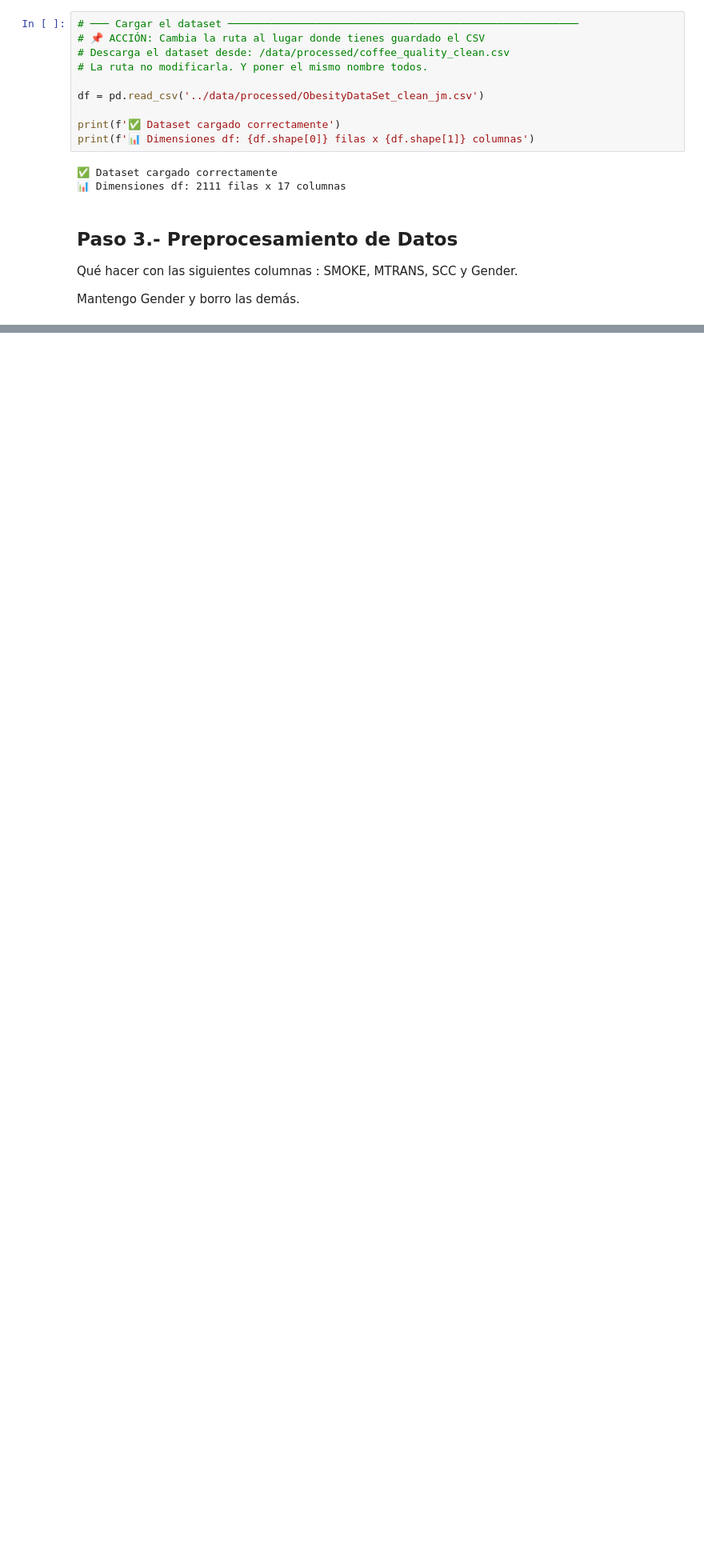
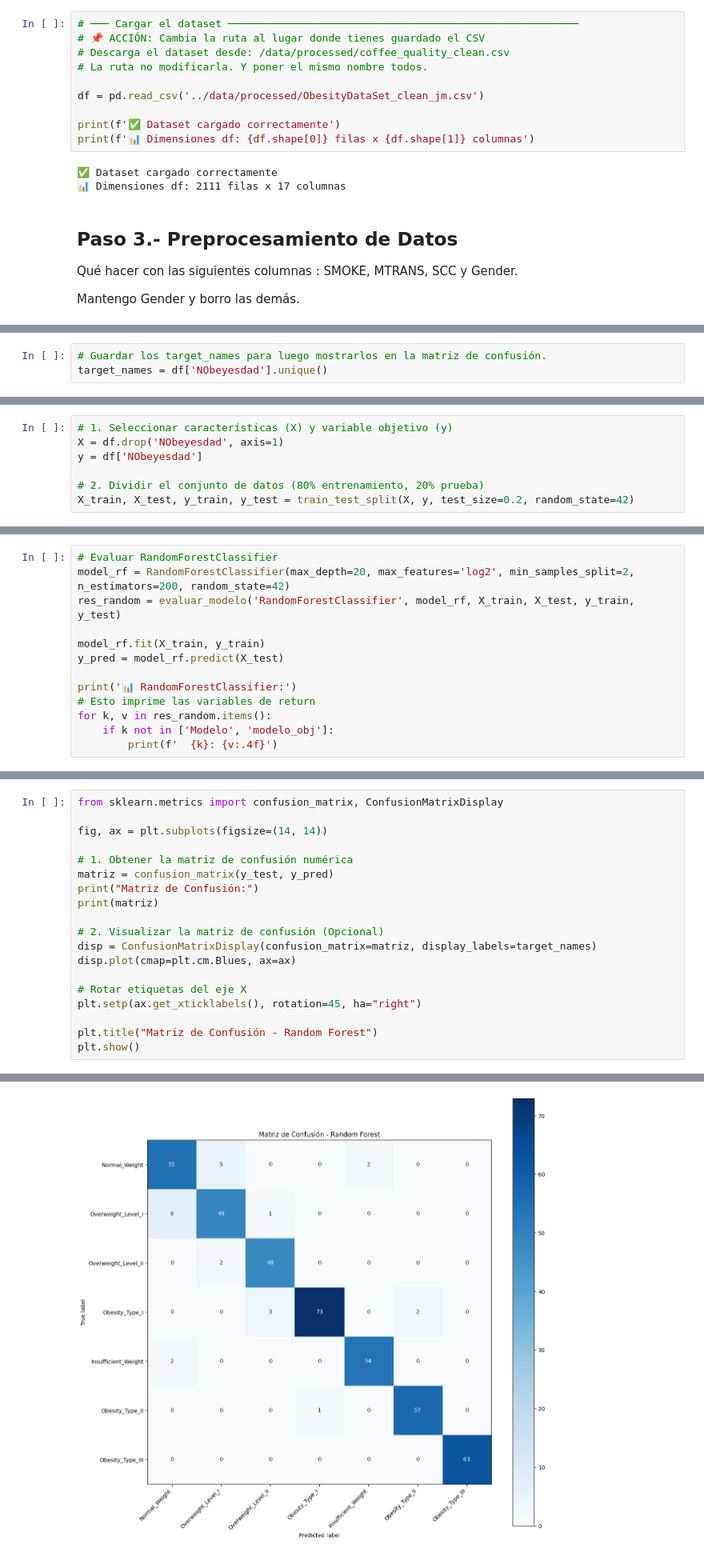
Before and after one commit to Bootcamp-IA-P6/p7_g1_multiclase, a Jupyter notebook: notebooks/processing_obesity_jm.ipynb, the cells around one changed output, grey strips where cells are left out. Shown at 80% size. Drawn from its saved outputs; the diff is of its cells as text; blank space fills up the shorter version.

```diff
--- a/notebooks/processing_obesity_jm.ipynb
+++ b/notebooks/processing_obesity_jm.ipynb
@@ -28,0 +127,3 @@ Mantengo Gender y borro las demás.
+# %%
+# Guardar los target_names para luego mostrarlos en la matriz de confusión.
+target_names = df['NObeyesdad'].unique()
@@ -28,0 +192,7 @@ Mantengo Gender y borro las demás.
+# %%
+# 1. Seleccionar características (X) y variable objetivo (y)
+X = df.drop('NObeyesdad', axis=1)
+y = df['NObeyesdad']
+
+# 2. Dividir el conjunto de datos (80% entrenamiento, 20% prueba)
+X_train, X_test, y_train, y_test = train_test_split(X, y, test_size=0.2, random_state=42)
@@ -28,0 +288,13 @@ Mantengo Gender y borro las demás.
+# %%
+# Evaluar RandomForestClassifier
+model_rf = RandomForestClassifier(max_depth=20, max_features='log2', min_samples_split=2, n_estimators=200, random_state=42)
+res_random = evaluar_modelo('RandomForestClassifier', model_rf, X_train, X_test, y_train, y_test)
+
+model_rf.fit(X_train, y_train)
+y_pred = model_rf.predict(X_test)
+
+print('📊 RandomForestClassifier:')
+# Esto imprime las variables de return
+for k, v in res_random.items():
+    if k not in ['Modelo', 'modelo_obj']:
+        print(f'  {k}: {v:.4f}')
@@ -28,0 +313,20 @@ Mantengo Gender y borro las demás.
+# %%
+from sklearn.metrics import confusion_matrix, ConfusionMatrixDisplay
+
+fig, ax = plt.subplots(figsize=(14, 14))
+
+# 1. Obtener la matriz de confusión numérica
+matriz = confusion_matrix(y_test, y_pred)
+print("Matriz de Confusión:")
+print(matriz)
+
+# 2. Visualizar la matriz de confusión (Opcional)
+disp = ConfusionMatrixDisplay(confusion_matrix=matriz, display_labels=target_names)
+disp.plot(cmap=plt.cm.Blues, ax=ax)
+
+# Rotar etiquetas del eje X
+plt.setp(ax.get_xticklabels(), rotation=45, ha="right")
+
+plt.title("Matriz de Confusión - Random Forest")
+plt.show()
+# %% [output]
@@ -28,0 +341 @@ Mantengo Gender y borro las demás.
+[figure, added]
```
Also changed, not shown: parts of 55 cells of this notebook, 4 other files.
